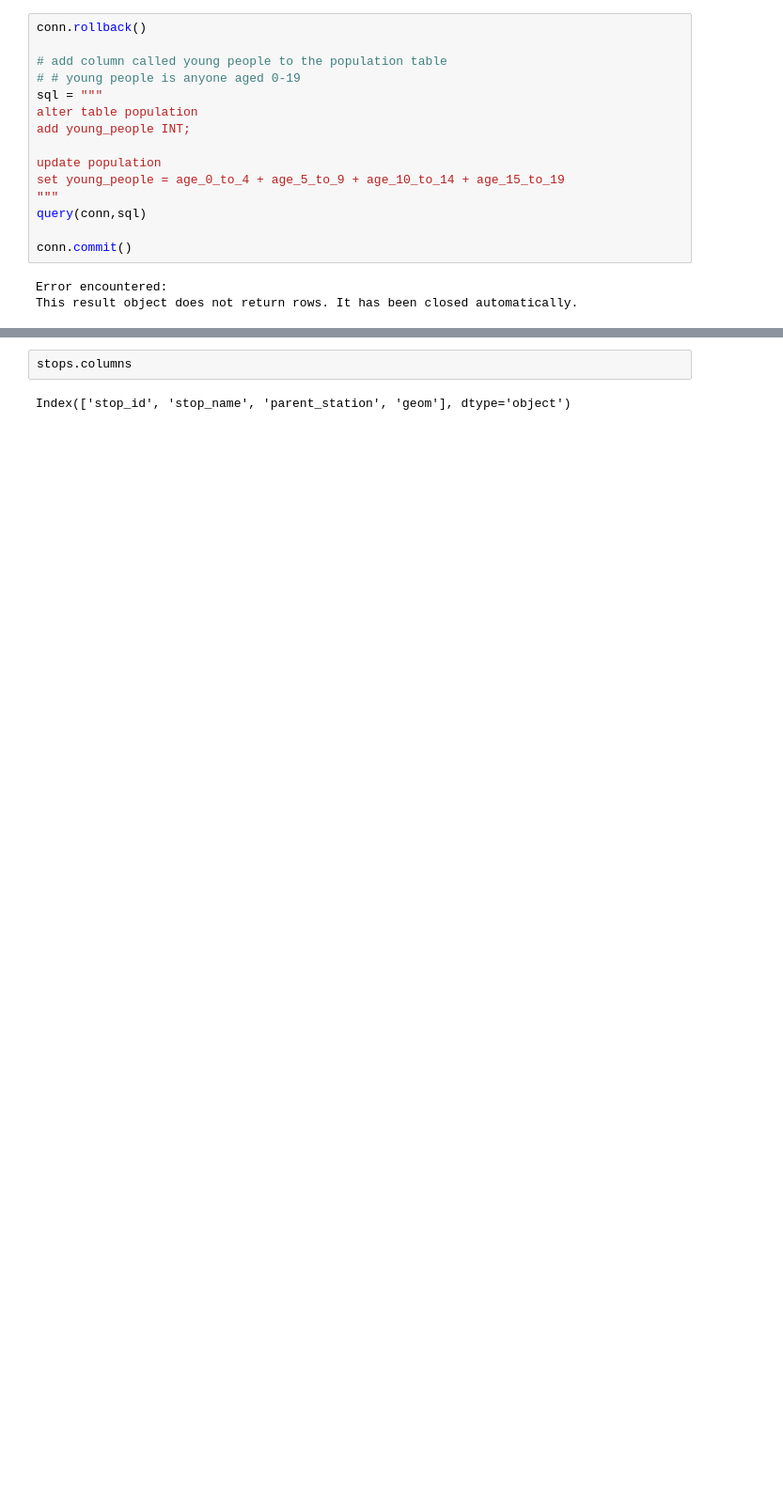
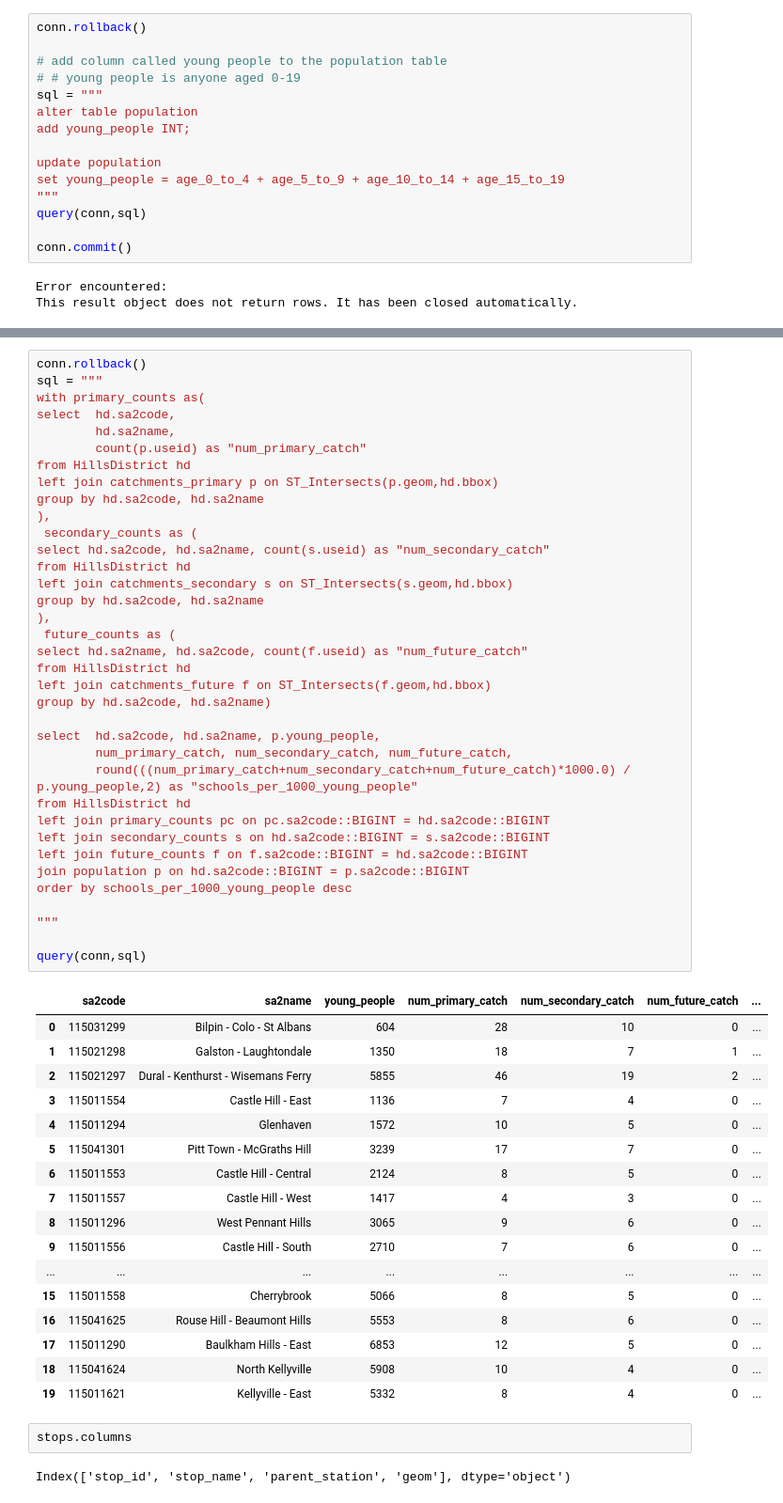
Before and after one commit to chloexnguyen/DATA2901_GreaterSydneyAssignment, a Jupyter notebook: DATA2901_workflow.ipynb, the cells around one changed output, grey strips where cells are left out. Shown at 94% size. Drawn from its saved outputs; the diff is of its cells as text; blank space fills up the shorter version.

```diff
--- a/DATA2901_workflow.ipynb
+++ b/DATA2901_workflow.ipynb
@@ -655,3 +631,57 @@ query(conn,sql)
+# %%
+conn.rollback()
+sql = """
+with primary_counts as(
+select  hd.sa2code,
+        hd.sa2name,
+        count(p.useid) as "num_primary_catch"
+from HillsDistrict hd
+left join catchments_primary p on ST_Intersects(p.geom,hd.bbox)
+group by hd.sa2code, hd.sa2name
+),
+ secondary_counts as (
+select hd.sa2code, hd.sa2name, count(s.useid) as "num_secondary_catch"
+from HillsDistrict hd
+left join catchments_secondary s on ST_Intersects(s.geom,hd.bbox)
+group by hd.sa2code, hd.sa2name
+),
+ future_counts as (
+select hd.sa2name, hd.sa2code, count(f.useid) as "num_future_catch"
+from HillsDistrict hd
+left join catchments_future f on ST_Intersects(f.geom,hd.bbox)
+group by hd.sa2code, hd.sa2name)
+
+select  hd.sa2code, hd.sa2name, p.young_people,
+        num_primary_catch, num_secondary_catch, num_future_catch,
+        round(((num_primary_catch+num_secondary_catch+num_future_catch)*1000.0) / p.young_people,2) as "schools_per_1000_young_people"
+from HillsDistrict hd
+left join primary_counts pc on pc.sa2code::BIGINT = hd.sa2code::BIGINT
+left join secondary_counts s on hd.sa2code::BIGINT = s.sa2code::BIGINT
+left join future_counts f on f.sa2code::BIGINT = hd.sa2code::BIGINT
+join population p on hd.sa2code::BIGINT = p.sa2code::BIGINT
+order by schools_per_1000_young_people desc
+
+"""
+
+query(conn,sql)
+# %% [output]
+|  | sa2code | sa2name | young_people | num_primary_catch | num_secondary_catch | num_future_catch | ... |
+| 0 | 115031299 | Bilpin - Colo - St Albans | 604 | 28 | 10 | 0 | ... |
+| 1 | 115021298 | Galston - Laughtondale | 1350 | 18 | 7 | 1 | ... |
+| 2 | 115021297 | Dural - Kenthurst - Wisemans Ferry | 5855 | 46 | 19 | 2 | ... |
+| 3 | 115011554 | Castle Hill - East | 1136 | 7 | 4 | 0 | ... |
+| 4 | 115011294 | Glenhaven | 1572 | 10 | 5 | 0 | ... |
+| 5 | 115041301 | Pitt Town - McGraths Hill | 3239 | 17 | 7 | 0 | ... |
+| 6 | 115011553 | Castle Hill - Central | 2124 | 8 | 5 | 0 | ... |
+| 7 | 115011557 | Castle Hill - West | 1417 | 4 | 3 | 0 | ... |
+| 8 | 115011296 | West Pennant Hills | 3065 | 9 | 6 | 0 | ... |
+| 9 | 115011556 | Castle Hill - South | 2710 | 7 | 6 | 0 | ... |
+| ... | ... | ... | ... | ... | ... | ... | ... |
+| 15 | 115011558 | Cherrybrook | 5066 | 8 | 5 | 0 | ... |
+| 16 | 115041625 | Rouse Hill - Beaumont Hills | 5553 | 8 | 6 | 0 | ... |
+| 17 | 115011290 | Baulkham Hills - East | 6853 | 12 | 5 | 0 | ... |
+| 18 | 115041624 | North Kellyville | 5908 | 10 | 4 | 0 | ... |
+| 19 | 115011621 | Kellyville - East | 5332 | 8 | 4 | 0 | ... |
 # %%
 stops.columns
 # %% [output]
```
Also changed, not shown: parts of 6 cells of this notebook.
